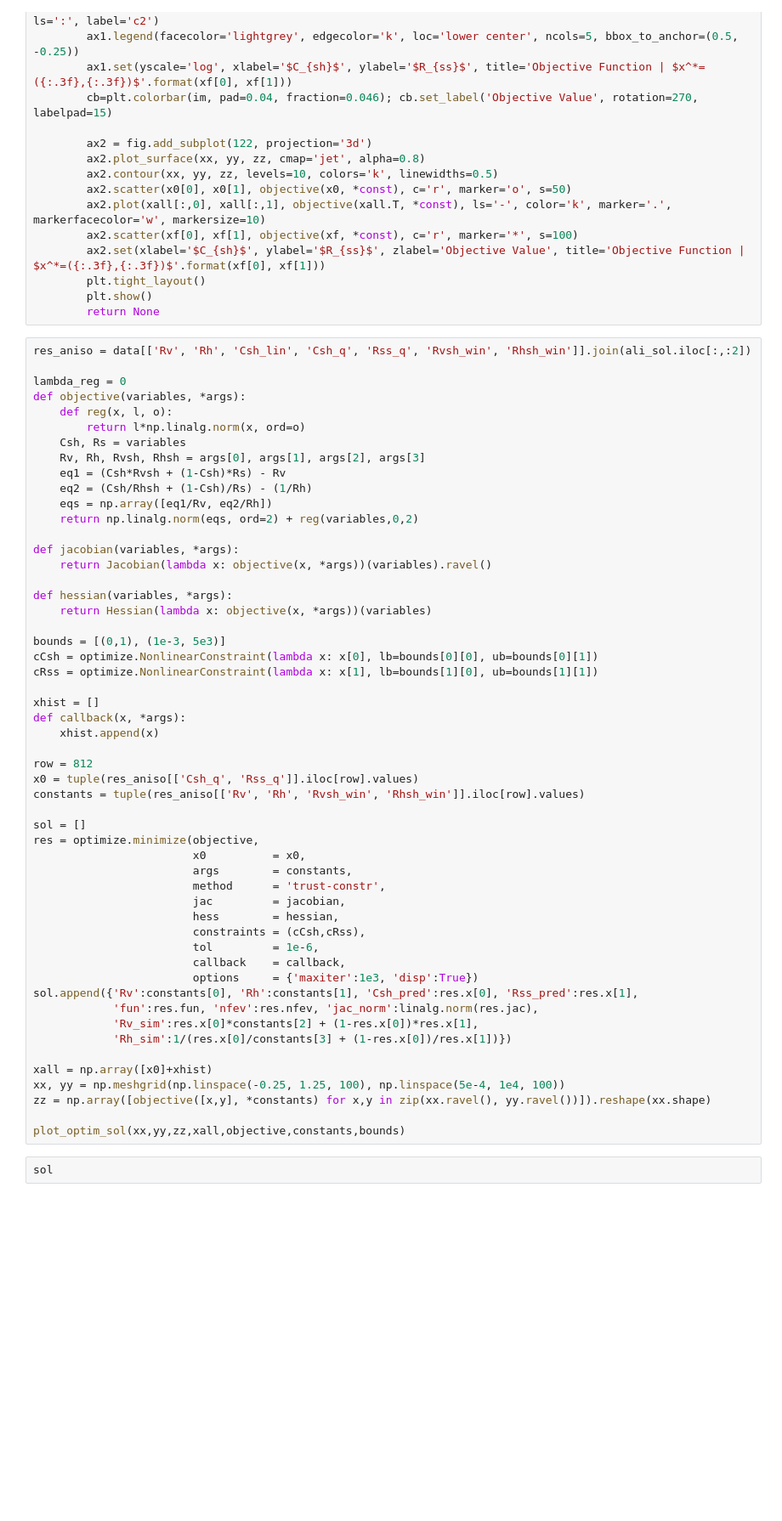
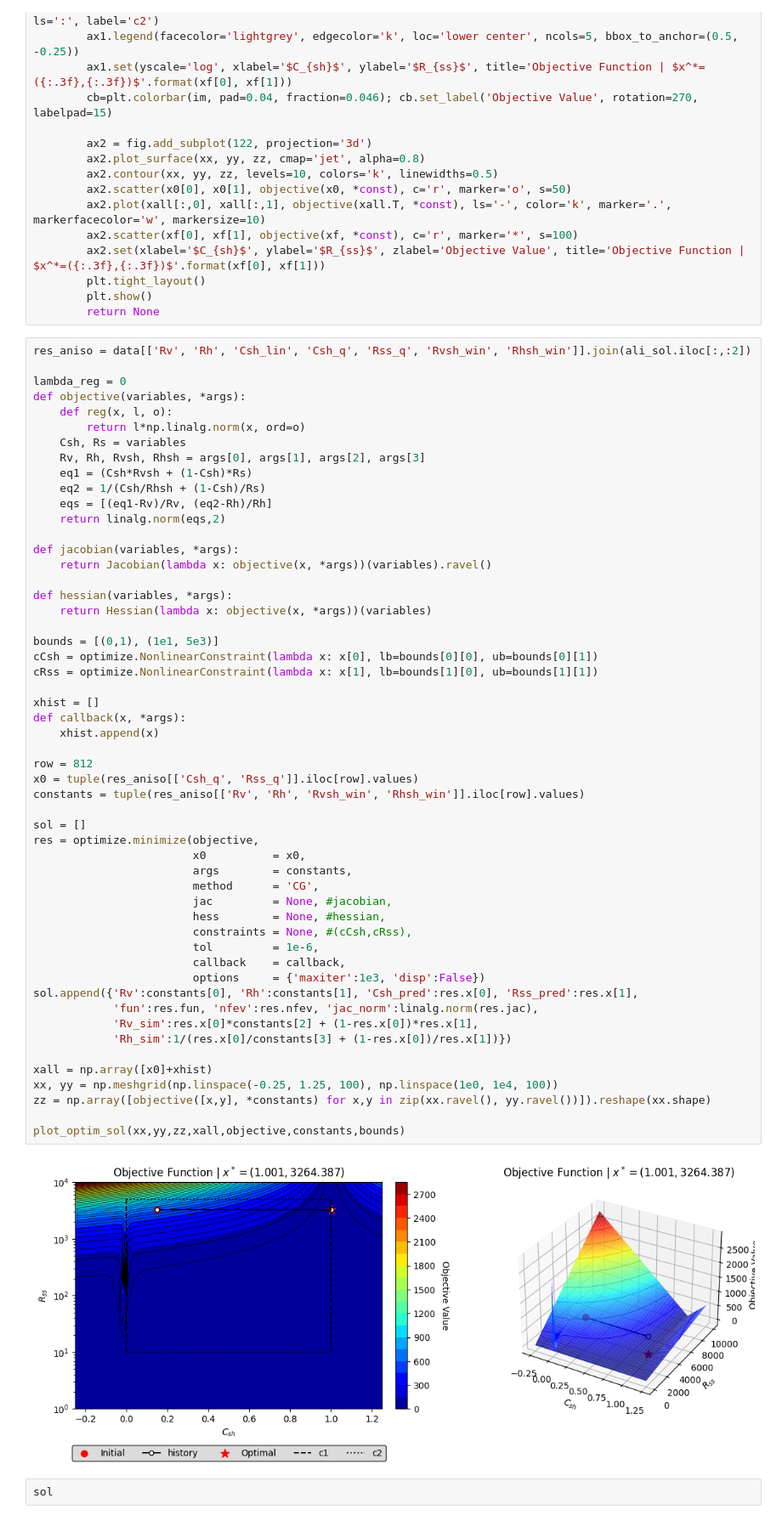
Before and after one commit to misaelmmorales/Anisotropic-Resistivity-Inversion, a Jupyter notebook: main_nb.ipynb, the cells around one changed output. Shown at 85% size. Saved outputs shown, nothing was run; the diff lists cells and outputs as text; blank space fills up the shorter version.

```diff
--- a/main_nb.ipynb
+++ b/main_nb.ipynb
@@ -355,50 +377,52 @@ def objective(variables, *args):
         return l*np.linalg.norm(x, ord=o)
     Csh, Rs = variables
     Rv, Rh, Rvsh, Rhsh = args[0], args[1], args[2], args[3]
-    eq1 = (Csh*Rvsh + (1-Csh)*Rs) - Rv
-    eq2 = (Csh/Rhsh + (1-Csh)/Rs) - (1/Rh)
-    eqs = np.array([eq1/Rv, eq2/Rh])
-    return np.linalg.norm(eqs, ord=2) + reg(variables,0,2)
+    eq1 = (Csh*Rvsh + (1-Csh)*Rs)
+    eq2 = 1/(Csh/Rhsh + (1-Csh)/Rs)
+    eqs = [(eq1-Rv)/Rv, (eq2-Rh)/Rh]
+    return linalg.norm(eqs,2)
 
 def jacobian(variables, *args):
     return Jacobian(lambda x: objective(x, *args))(variables).ravel()
 
 def hessian(variables, *args):
     return Hessian(lambda x: objective(x, *args))(variables)
 
-bounds = [(0,1), (1e-3, 5e3)]
+bounds = [(0,1), (1e1, 5e3)]
 cCsh = optimize.NonlinearConstraint(lambda x: x[0], lb=bounds[0][0], ub=bounds[0][1])
 cRss = optimize.NonlinearConstraint(lambda x: x[1], lb=bounds[1][0], ub=bounds[1][1])
 
 xhist = []
 def callback(x, *args):
     xhist.append(x)
 
 row = 812
 x0 = tuple(res_aniso[['Csh_q', 'Rss_q']].iloc[row].values)
 constants = tuple(res_aniso[['Rv', 'Rh', 'Rvsh_win', 'Rhsh_win']].iloc[row].values)
 
 sol = []
 res = optimize.minimize(objective,
                         x0          = x0,
                         args        = constants,
-                        method      = 'trust-constr',
-                        jac         = jacobian,
-                        hess        = hessian,
-                        constraints = (cCsh,cRss),
+                        method      = 'CG',
+                        jac         = None, #jacobian,
+                        hess        = None, #hessian,
+                        constraints = None, #(cCsh,cRss),
                         tol         = 1e-6,
                         callback    = callback,
-                        options     = {'maxiter':1e3, 'disp':True})
+                        options     = {'maxiter':1e3, 'disp':False})
 sol.append({'Rv':constants[0], 'Rh':constants[1], 'Csh_pred':res.x[0], 'Rss_pred':res.x[1],
             'fun':res.fun, 'nfev':res.nfev, 'jac_norm':linalg.norm(res.jac),
             'Rv_sim':res.x[0]*constants[2] + (1-res.x[0])*res.x[1],
             'Rh_sim':1/(res.x[0]/constants[3] + (1-res.x[0])/res.x[1])})
 
 xall = np.array([x0]+xhist)
-xx, yy = np.meshgrid(np.linspace(-0.25, 1.25, 100), np.linspace(5e-4, 1e4, 100))
+xx, yy = np.meshgrid(np.linspace(-0.25, 1.25, 100), np.linspace(1e0, 1e4, 100))
 zz = np.array([objective([x,y], *constants) for x,y in zip(xx.ravel(), yy.ravel())]).reshape(xx.shape)
 
 plot_optim_sol(xx,yy,zz,xall,objective,constants,bounds)
+# %% [output]
+[figure, added]
 # %%
 sol
 # %%
```
Also changed, not shown: parts of 2 cells of this notebook.
